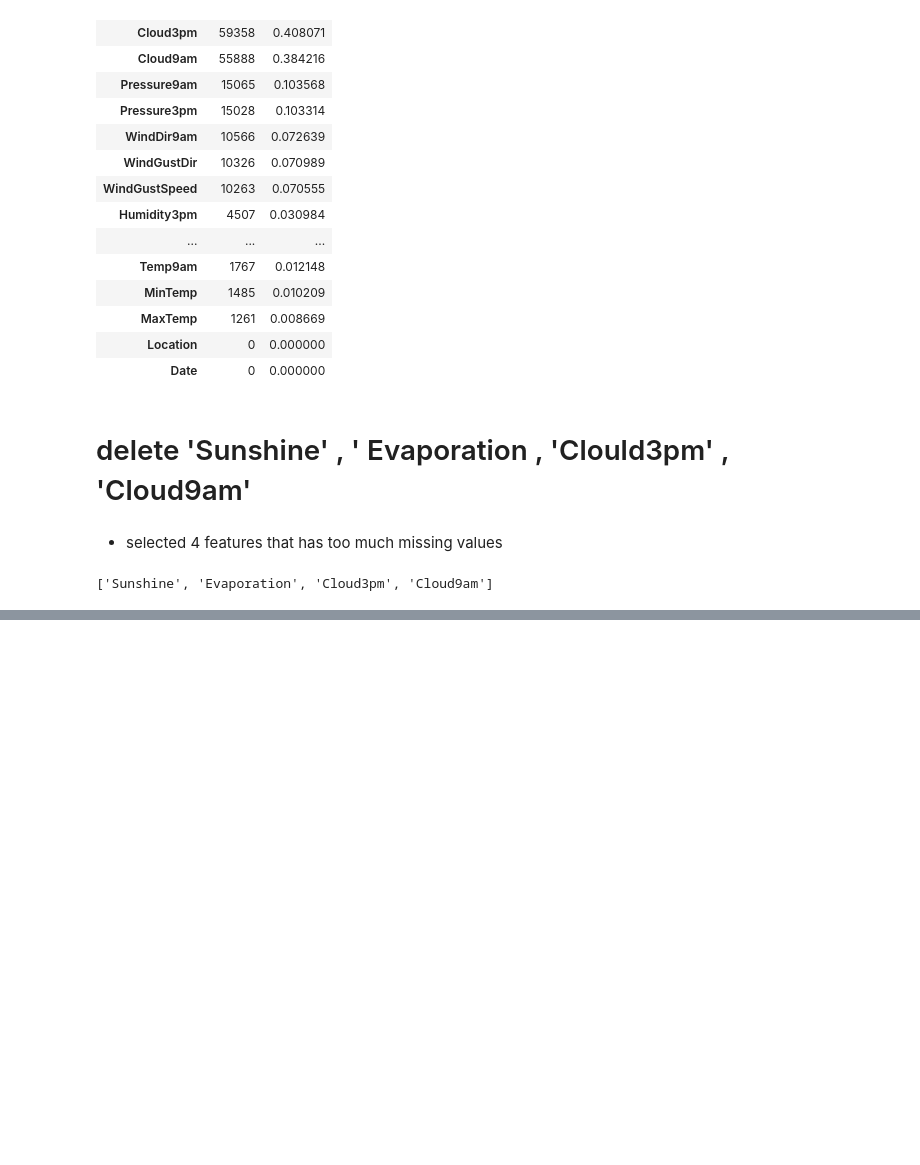
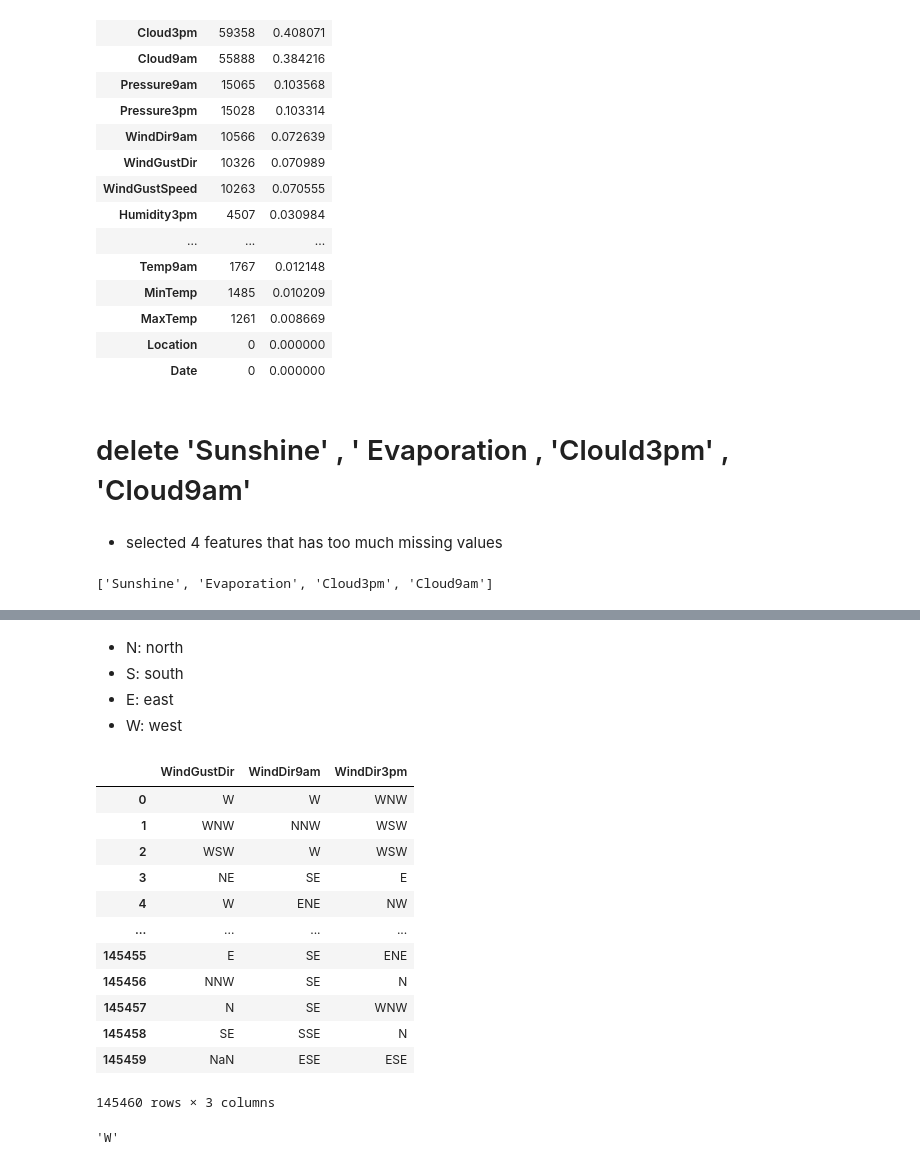
Before and after one commit to SuminBae97/MachineLearning, a Jupyter notebook: Rain_in_AUS.ipynb, the cells around one changed output, grey strips where cells are left out. Cells and saved outputs as stored; diff of their text form; code cells hidden in the pictures; blank space fills up the shorter version.

```diff
--- a/Rain_in_AUS.ipynb
+++ b/Rain_in_AUS.ipynb
@@ -137,3 +140,8 @@ unece_feat = list(missing[missing['pct']>0.15].index)
 unece_feat
 # %% [output]
 ['Sunshine', 'Evaporation', 'Cloud3pm', 'Cloud9am']
+# %%
+df_new = df.drop(unece_feat , axis=1)
+# %%
+df_new = df_new.drop(['Date'],axis=1)
+df_new = df_new.drop(['Location'],axis=1)
@@ -139,0 +197,25 @@ unece_feat
+# %% [markdown]
+- N: north
+- S: south
+- E: east
+- W: west
+# %%
+df_new[['WindGustDir','WindDir9am','WindDir3pm']]
+# %% [output]
+|  | WindGustDir | WindDir9am | WindDir3pm |
+| 0 | W | W | WNW |
+| 1 | WNW | NNW | WSW |
+| 2 | WSW | W | WSW |
+| 3 | NE | SE | E |
+| 4 | W | ENE | NW |
+| ... | ... | ... | ... |
+| 145455 | E | SE | ENE |
+| 145456 | NNW | SE | N |
+| 145457 | N | SE | WNW |
+| 145458 | SE | SSE | N |
+| 145459 | NaN | ESE | ESE |
+145460 rows × 3 columns
+# %%
+df_new['WindGustDir'].values
+# %% [output]
+'W'
```
Also changed, not shown: parts of 14 cells of this notebook.
